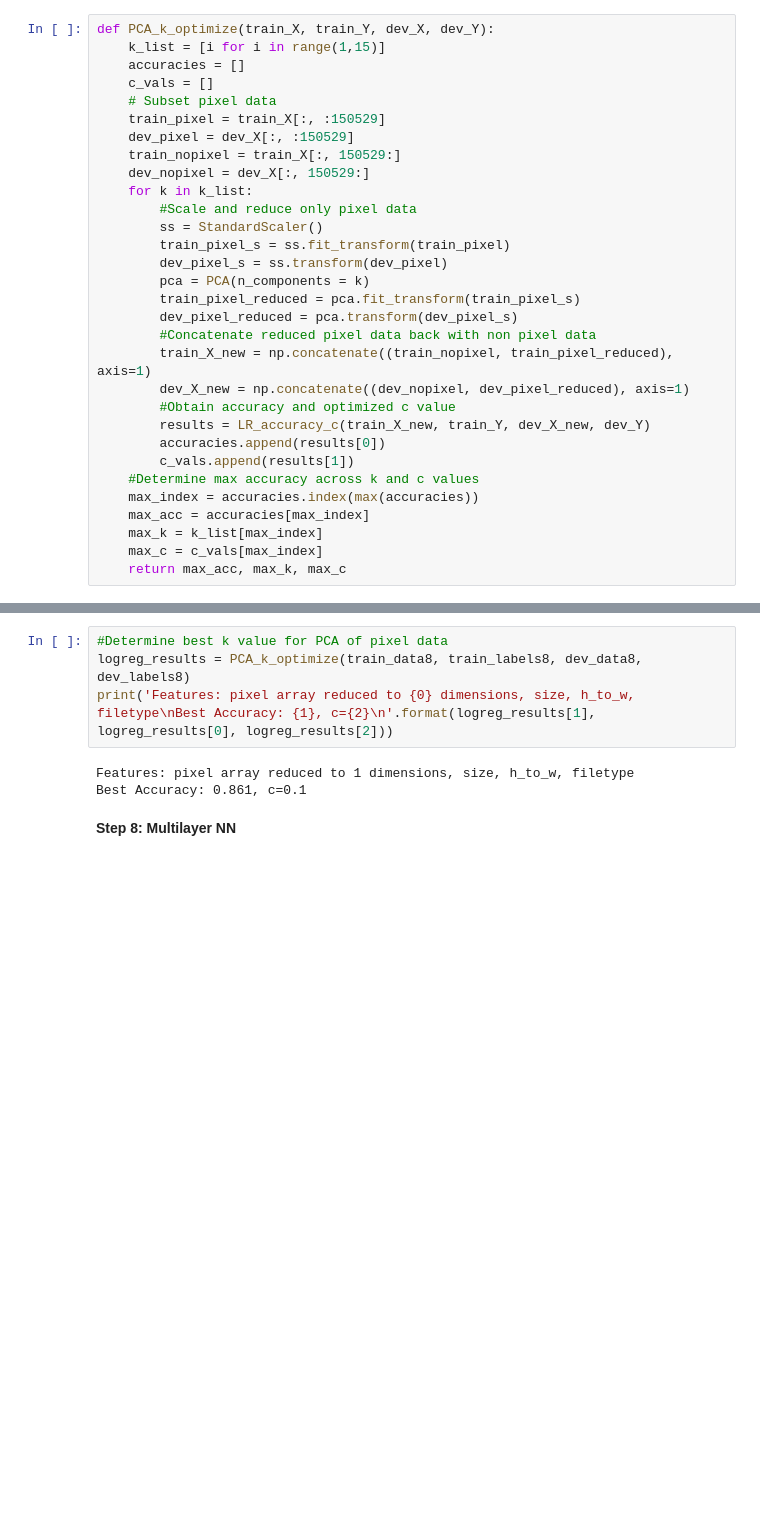
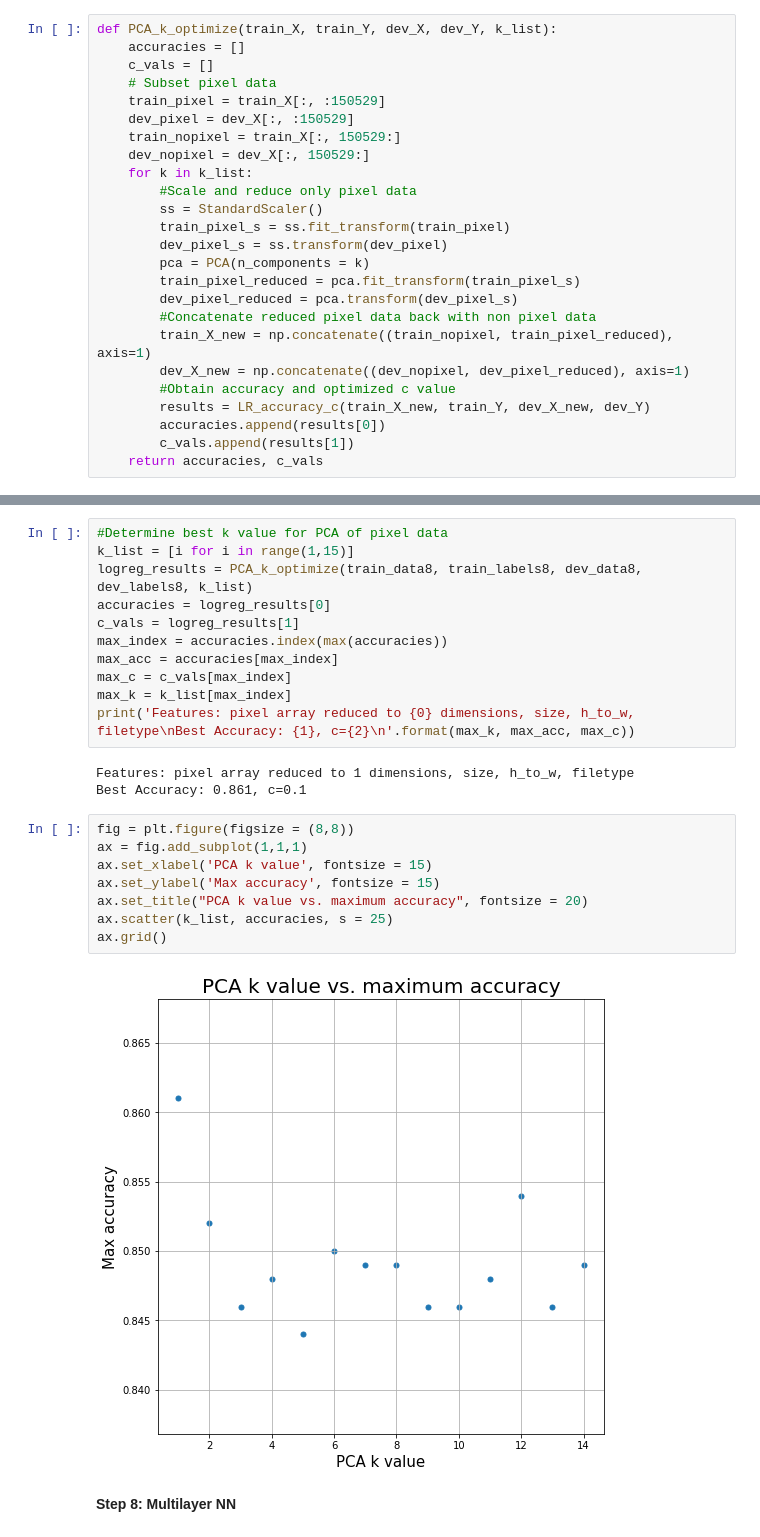
Before and after one commit to lauraherman22/w207_final_project, a Jupyter notebook: Logo_NoLogo_Final_Project.ipynb, the cells around one changed output, grey strips where cells are left out. Saved outputs shown, nothing was run; the diff lists cells and outputs as text; blank space fills up the shorter version.

Commit message:
add k vs. accuracy chart

```diff
--- a/Logo_NoLogo_Final_Project.ipynb
+++ b/Logo_NoLogo_Final_Project.ipynb
@@ -86,8 +86,7 @@ def PCA_visualization(pca_vals, title, colors):
     ax.scatter(x, y, c=colors, s = 5)
     ax.grid()
 # %%
-def PCA_k_optimize(train_X, train_Y, dev_X, dev_Y):
-    k_list = [i for i in range(1,15)]
+def PCA_k_optimize(train_X, train_Y, dev_X, dev_Y, k_list):
     accuracies = []
     c_vals = []
     # Subset pixel data
@@ -110,12 +109,7 @@ def PCA_k_optimize(train_X, train_Y, dev_X, dev_Y):
         results = LR_accuracy_c(train_X_new, train_Y, dev_X_new, dev_Y)
         accuracies.append(results[0])
         c_vals.append(results[1])
-    #Determine max accuracy across k and c values
-    max_index = accuracies.index(max(accuracies))
-    max_acc = accuracies[max_index]
-    max_k = k_list[max_index]
-    max_c = c_vals[max_index]
-    return max_acc, max_k, max_c
+    return accuracies, c_vals
 # %% [markdown]
 **Step 5: Read data**
 # %% [markdown]
@@ -501,11 +495,28 @@ Features: size, h_to_w, filetype
 Best Accuracy: 0.849, c=0.01
 # %%
 #Determine best k value for PCA of pixel data
-logreg_results = PCA_k_optimize(train_data8, train_labels8, dev_data8, dev_labels8)
-print('Features: pixel array reduced to {0} dimensions, size, h_to_w, filetype\nBest Accuracy: {1}, c={2}\n'.format(logreg_results[1], logreg_results[0], logreg_results[2]))
+k_list = [i for i in range(1,15)]
+logreg_results = PCA_k_optimize(train_data8, train_labels8, dev_data8, dev_labels8, k_list)
+accuracies = logreg_results[0]
+c_vals = logreg_results[1]
+max_index = accuracies.index(max(accuracies))
+max_acc = accuracies[max_index]
+max_c = c_vals[max_index]
+max_k = k_list[max_index]
+print('Features: pixel array reduced to {0} dimensions, size, h_to_w, filetype\nBest Accuracy: {1}, c={2}\n'.format(max_k, max_acc, max_c))
 # %% [output]
 Features: pixel array reduced to 1 dimensions, size, h_to_w, filetype
 Best Accuracy: 0.861, c=0.1
+# %%
+fig = plt.figure(figsize = (8,8))
+ax = fig.add_subplot(1,1,1)
+ax.set_xlabel('PCA k value', fontsize = 15)
+ax.set_ylabel('Max accuracy', fontsize = 15)
+ax.set_title("PCA k value vs. maximum accuracy", fontsize = 20)
+ax.scatter(k_list, accuracies, s = 25)
+ax.grid()
+# %% [output]
+[figure, added]
 # %% [markdown]
 **Step 8: Multilayer NN**
 # %% [markdown]
```
